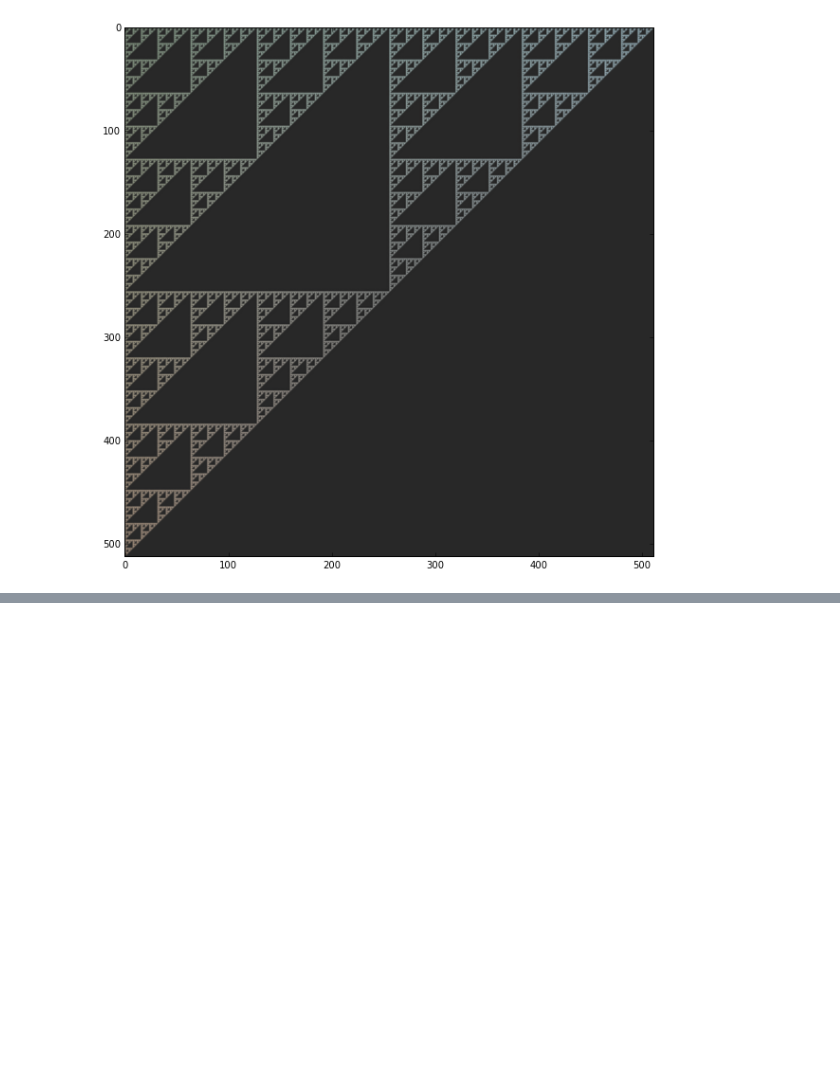
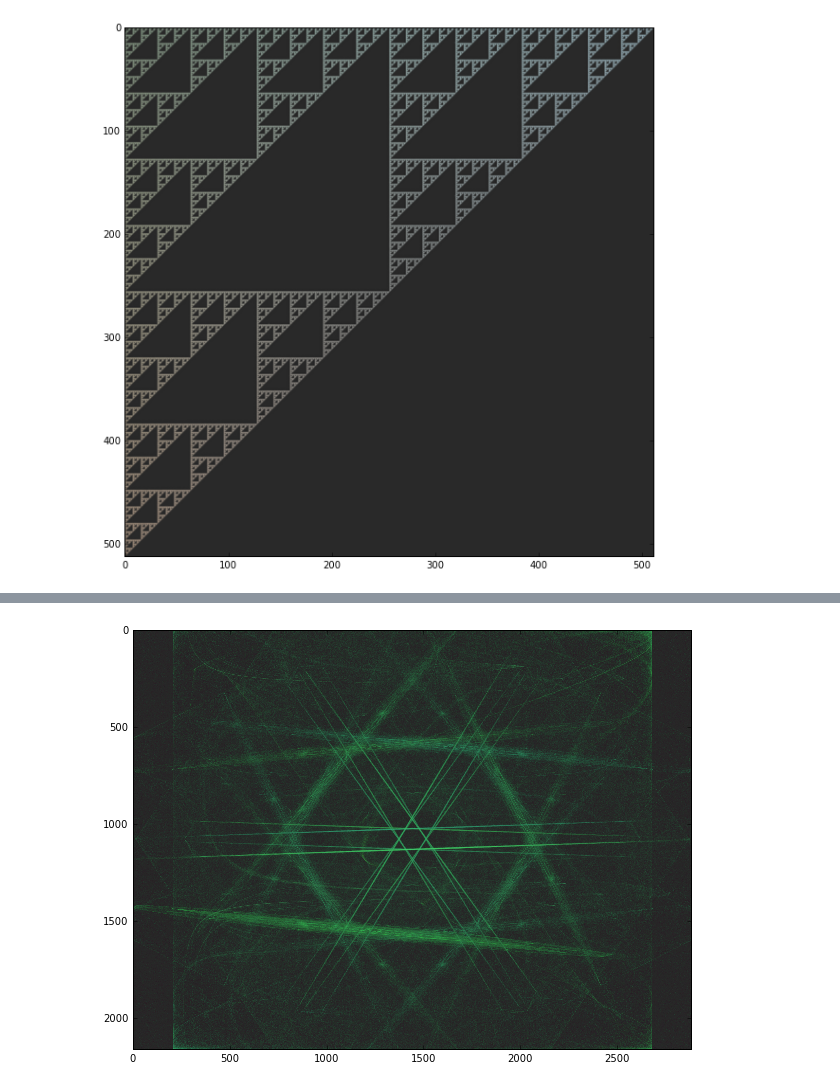
Before and after one commit to scnerd/flames, a Jupyter notebook: flames.ipynb, the cells around one changed output, grey strips where cells are left out. Saved outputs shown, nothing was run; the diff lists cells and outputs as text; code cells hidden in the pictures; blank space fills up the shorter version.

```diff
--- a/flames.ipynb
+++ b/flames.ipynb
@@ -622,11 +657,13 @@ Initialized transform: identity (0.333627,-0.011600,0.122022,1.474773,-0.282366,
 # %%
 # This cell demonstrates how to pick up where you left off and continue rendering
 # (creates new batch of points, but that doesn't really matter)
 # (Make sure not to change any render parameters, only display parameters or run configurations)
 flame_settings['resume'] = cond
-flame_settings['n'] = 100000
-flame_settings['iters'] = 100
+flame_settings['n'] = 1000000
+flame_settings['iters'] = 200
 
-cond = chaos_game([trans], **flame_settings)
+cond = chaos_game(transes, **flame_settings)
+# %% [output]
+[figure, added]
 # %%
 # This cell is for playing with display parameters without changing the render
```
Also changed, not shown: parts of 9 cells of this notebook, 1 other file.
